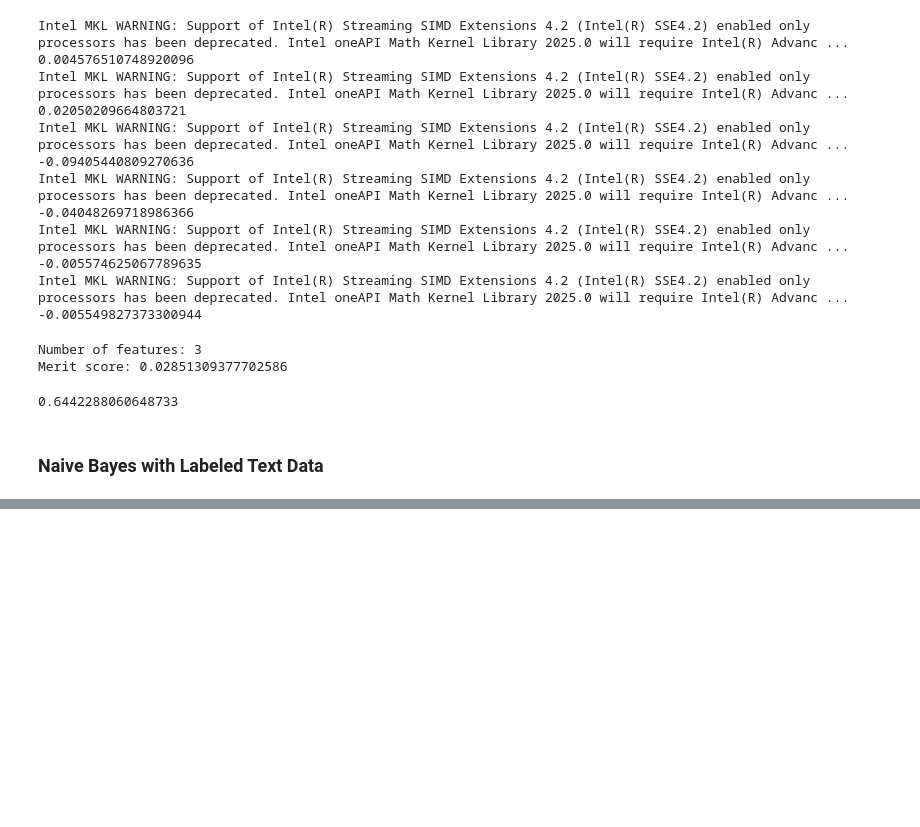
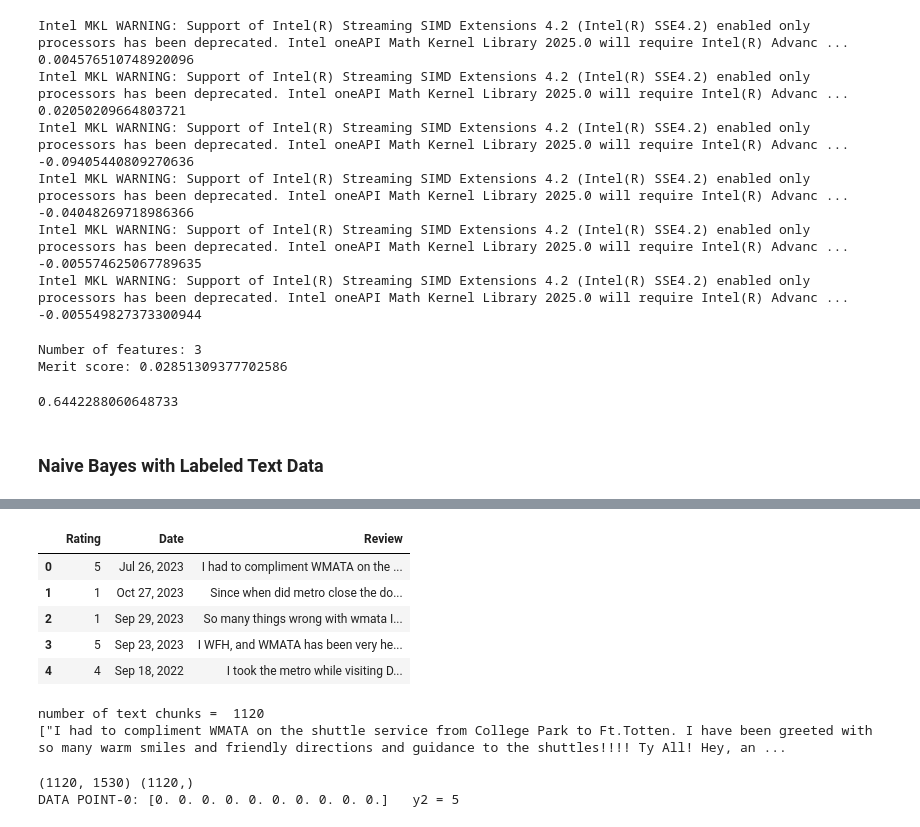
Before and after one commit to anly501/dsan-5000-project-jsweren1, a Jupyter notebook: dsan-website/5000-website/naive_bayes/naive_bayes.ipynb, the cells around one changed output, grey strips where cells are left out. Drawn from its saved outputs; the diff is of its cells as text; code cells hidden in the pictures; blank space fills up the shorter version.

Commit message:
hw3 eda and naive bayes

```diff
--- a/dsan-website/5000-website/naive_bayes/naive_bayes.ipynb
+++ b/dsan-website/5000-website/naive_bayes/naive_bayes.ipynb
@@ -415,0 +411,43 @@ InvalidIndexError: (slice(None, None, None), [4, 3, 1, 5, 0])
+# %%
+wmata_yelp.head()
+# %% [output]
+|  | Rating | Date | Review |
+| 0 | 5 | Jul 26, 2023 | I had to compliment WMATA on the ... |
+| 1 | 1 | Oct 27, 2023 | Since when did metro close the do... |
+| 2 | 1 | Sep 29, 2023 | So many things wrong with wmata I... |
+| 3 | 5 | Sep 23, 2023 | I WFH, and WMATA has been very he... |
+| 4 | 4 | Sep 18, 2022 | I took the metro while visiting D... |
+# %%
+import matplotlib.pyplot as plt
+import pandas as pd
+from sklearn.feature_extraction.text import CountVectorizer
+import numpy as np
+from sklearn.metrics import accuracy_score
+from sklearn.naive_bayes import MultinomialNB
+
+# CONVERT DF TO LIST OF STRINGS
+corpus=total_yelp["Review"].to_list()
+y2=total_yelp["Rating"].to_numpy()
+
+print("number of text chunks = ",len(corpus))
+print(corpus[0:3])
+# %% [output]
+number of text chunks =  1120
+["I had to compliment WMATA on the shuttle service from College Park to Ft.Totten. I have been greeted with so many warm smiles and friendly directions and guidance to the shuttles!!!! Ty All! Hey, an ...
+# %%
+vectorizer=CountVectorizer(min_df=0.001)
+
+# RUN COUNT VECTORIZER ON OUR COURPUS
+text_Xs  =  vectorizer.fit_transform(corpus)
+text_X=np.array(text_Xs.todense())
+
+#CONVERT TO ONE-HOT VECTORS
+maxs=np.max(text_X,axis=0)
+text_X=np.ceil(text_X/maxs)
+
+# DOUBLE CHECK
+print(text_X.shape,y2.shape)
+print("DATA POINT-0:",text_X[0,0:10],"  y2 =",y2[0])
+# %% [output]
+(1120, 1530) (1120,)
+DATA POINT-0: [0. 0. 0. 0. 0. 0. 0. 0. 0. 0.]   y2 = 5
```
Also changed, not shown: parts of 4 cells of this notebook, 6 other files.
